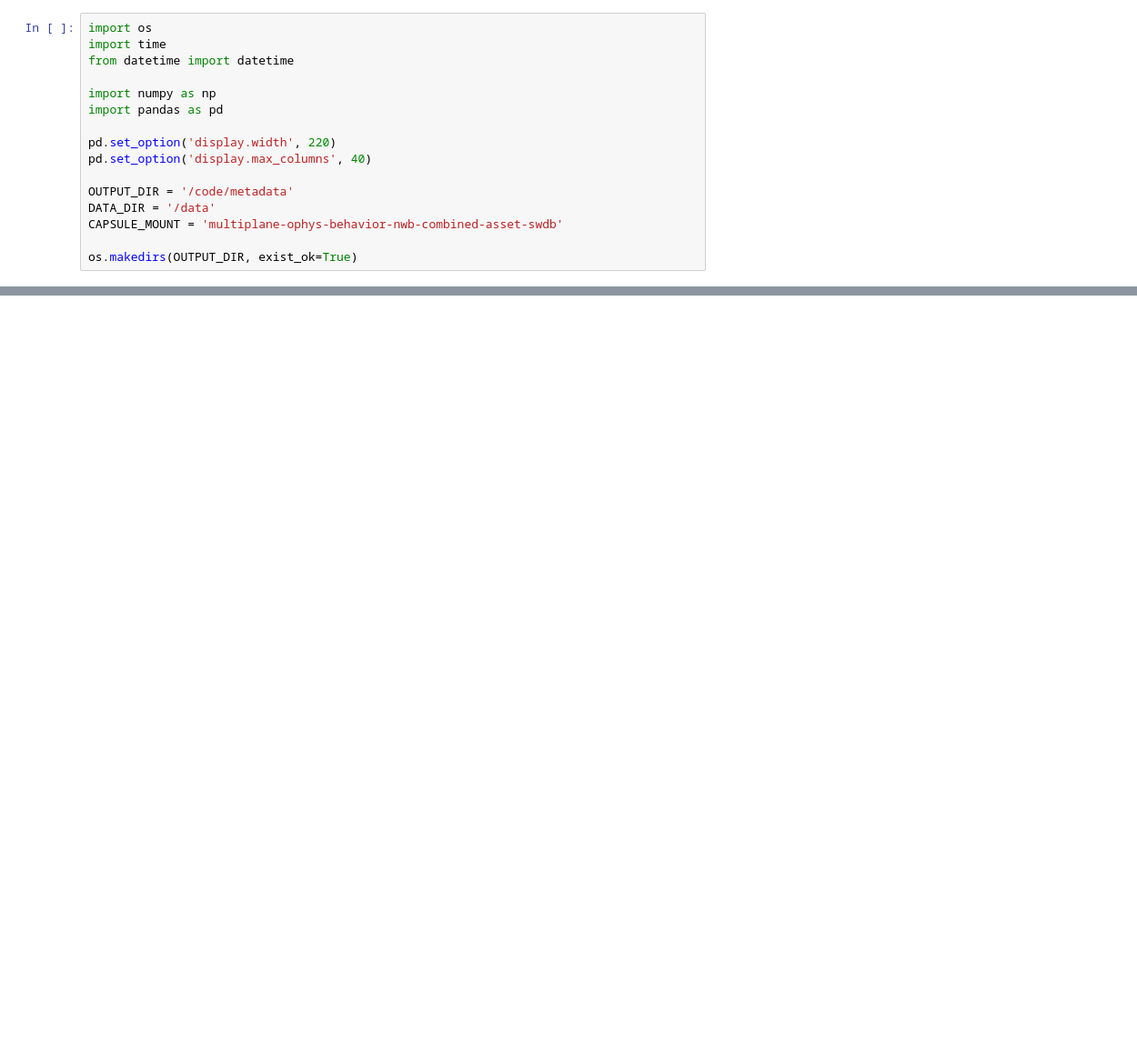
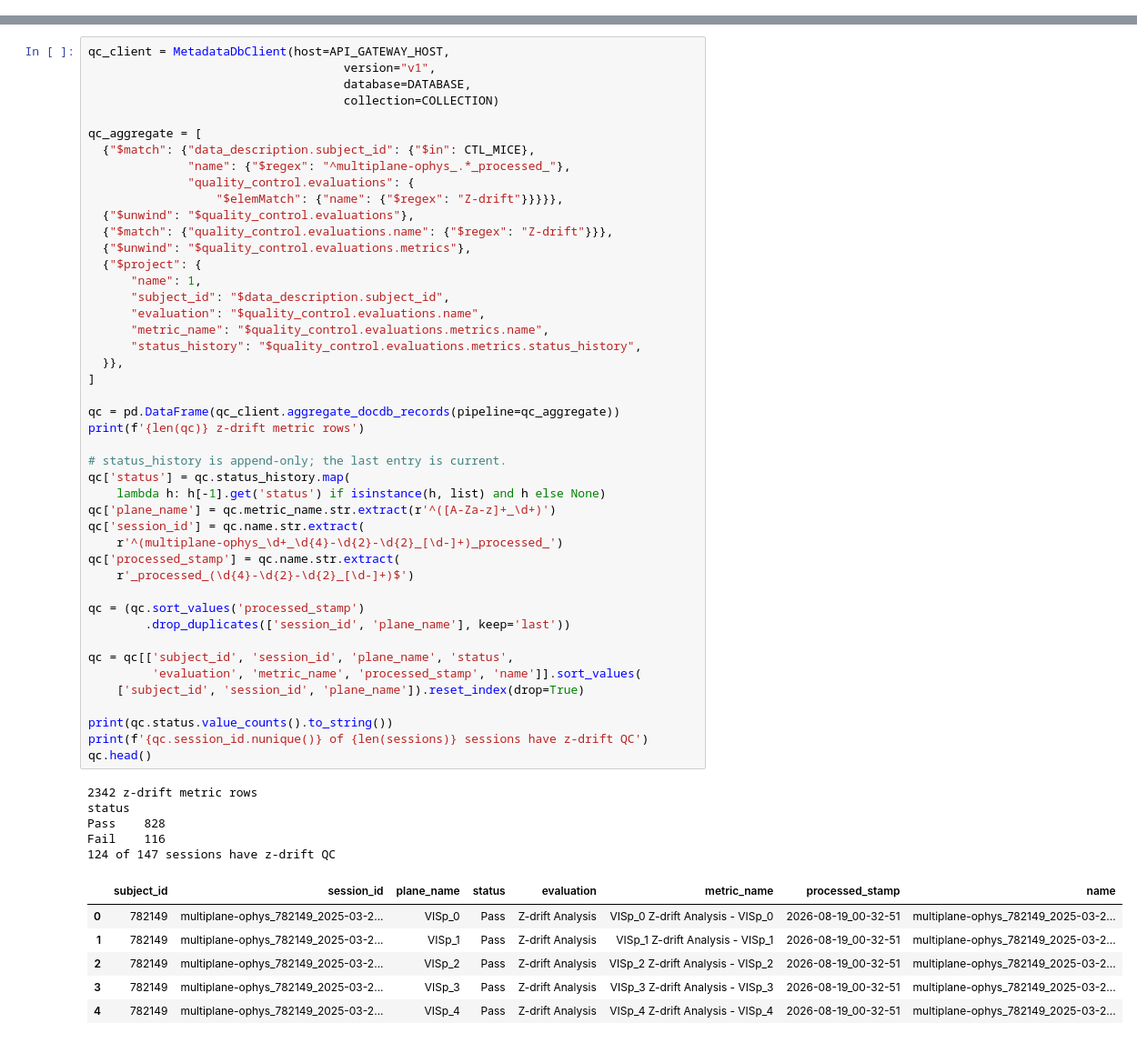
Before and after one commit to AllenSWDB/SWDB_Data_Intro, a Jupyter notebook: code/metadata/visual_learning_metadata.ipynb, the cells around one changed output, grey strips where cells are left out. Shown at 91% size. Saved outputs shown, nothing was run; the diff lists cells and outputs as text; blank space fills up the shorter version.

Commit message:
finally got v2 metadata notebook working

```diff
--- a/code/metadata/visual_learning_metadata.ipynb
+++ b/code/metadata/visual_learning_metadata.ipynb
@@ -14,16 +0,0 @@ lands; the problem sets read the CSVs, not docDB.
-# %%
-import os
-import time
-from datetime import datetime
-
-import numpy as np
-import pandas as pd
-
-pd.set_option('display.width', 220)
-pd.set_option('display.max_columns', 40)
-
-OUTPUT_DIR = '/code/metadata'
-DATA_DIR = '/data'
-CAPSULE_MOUNT = 'multiplane-ophys-behavior-nwb-combined-asset-swdb'
-
-os.makedirs(OUTPUT_DIR, exist_ok=True)
@@ -498,0 +293,57 @@ TRAINING_5_images_A_handoff_lapsed        1
+# %%
+qc_client = MetadataDbClient(host=API_GATEWAY_HOST,
+                                    version="v1",
+                                    database=DATABASE,
+                                    collection=COLLECTION)
+
+qc_aggregate = [
+  {"$match": {"data_description.subject_id": {"$in": CTL_MICE},
+              "name": {"$regex": "^multiplane-ophys_.*_processed_"},
+              "quality_control.evaluations": {
+                  "$elemMatch": {"name": {"$regex": "Z-drift"}}}}},
+  {"$unwind": "$quality_control.evaluations"},
+  {"$match": {"quality_control.evaluations.name": {"$regex": "Z-drift"}}},
+  {"$unwind": "$quality_control.evaluations.metrics"},
+  {"$project": {
+      "name": 1,
+      "subject_id": "$data_description.subject_id",
+      "evaluation": "$quality_control.evaluations.name",
+      "metric_name": "$quality_control.evaluations.metrics.name",
+      "status_history": "$quality_control.evaluations.metrics.status_history",
+  }},
+]
+
+qc = pd.DataFrame(qc_client.aggregate_docdb_records(pipeline=qc_aggregate))
+print(f'{len(qc)} z-drift metric rows')
+
+# status_history is append-only; the last entry is current.
+qc['status'] = qc.status_history.map(
+    lambda h: h[-1].get('status') if isinstance(h, list) and h else None)
+qc['plane_name'] = qc.metric_name.str.extract(r'^([A-Za-z]+_\d+)')
+qc['session_id'] = qc.name.str.extract(
+    r'^(multiplane-ophys_\d+_\d{4}-\d{2}-\d{2}_[\d-]+)_processed_')
+qc['processed_stamp'] = qc.name.str.extract(
+    r'_processed_(\d{4}-\d{2}-\d{2}_[\d-]+)$')
+
+qc = (qc.sort_values('processed_stamp')
+        .drop_duplicates(['session_id', 'plane_name'], keep='last'))
+
+qc = qc[['subject_id', 'session_id', 'plane_name', 'status',
+         'evaluation', 'metric_name', 'processed_stamp', 'name']].sort_values(
+    ['subject_id', 'session_id', 'plane_name']).reset_index(drop=True)
+
+print(qc.status.value_counts().to_string())
+print(f'{qc.session_id.nunique()} of {len(sessions)} sessions have z-drift QC')
+qc.head()
+# %% [output]
+2342 z-drift metric rows
+status
+Pass    828
+Fail    116
+124 of 147 sessions have z-drift QC
+|  | subject_id | session_id | plane_name | status | evaluation | metric_name | processed_stamp | name |
+| 0 | 782149 | multiplane-ophys_782149_2025-03-2... | VISp_0 | Pass | Z-drift Analysis | VISp_0 Z-drift Analysis - VISp_0 | 2026-08-19_00-32-51 | multiplane-ophys_782149_2025-03-2... |
+| 1 | 782149 | multiplane-ophys_782149_2025-03-2... | VISp_1 | Pass | Z-drift Analysis | VISp_1 Z-drift Analysis - VISp_1 | 2026-08-19_00-32-51 | multiplane-ophys_782149_2025-03-2... |
+| 2 | 782149 | multiplane-ophys_782149_2025-03-2... | VISp_2 | Pass | Z-drift Analysis | VISp_2 Z-drift Analysis - VISp_2 | 2026-08-19_00-32-51 | multiplane-ophys_782149_2025-03-2... |
+| 3 | 782149 | multiplane-ophys_782149_2025-03-2... | VISp_3 | Pass | Z-drift Analysis | VISp_3 Z-drift Analysis - VISp_3 | 2026-08-19_00-32-51 | multiplane-ophys_782149_2025-03-2... |
+| 4 | 782149 | multiplane-ophys_782149_2025-03-2... | VISp_4 | Pass | Z-drift Analysis | VISp_4 Z-drift Analysis - VISp_4 | 2026-08-19_00-32-51 | multiplane-ophys_782149_2025-03-2... |
```
Also changed, not shown: parts of 48 cells of this notebook, 12 other files.
